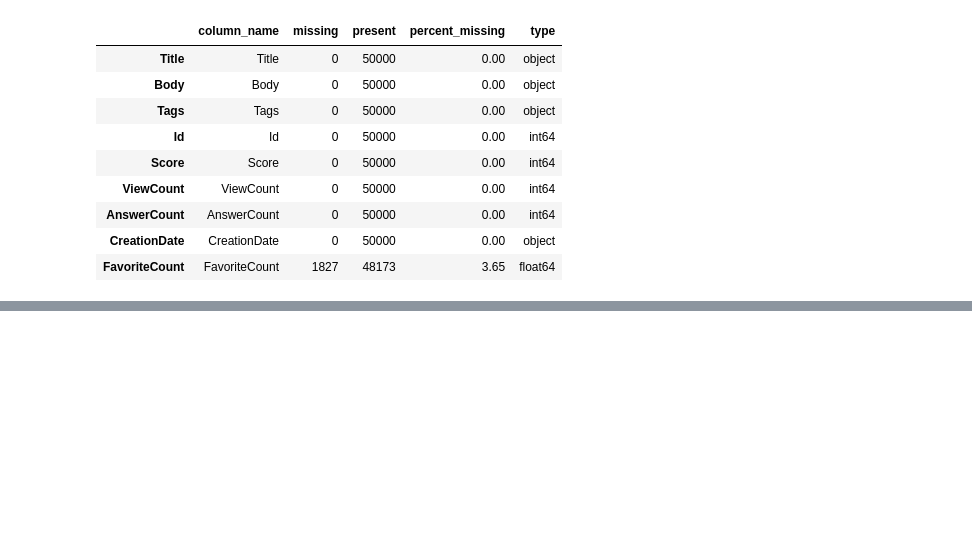
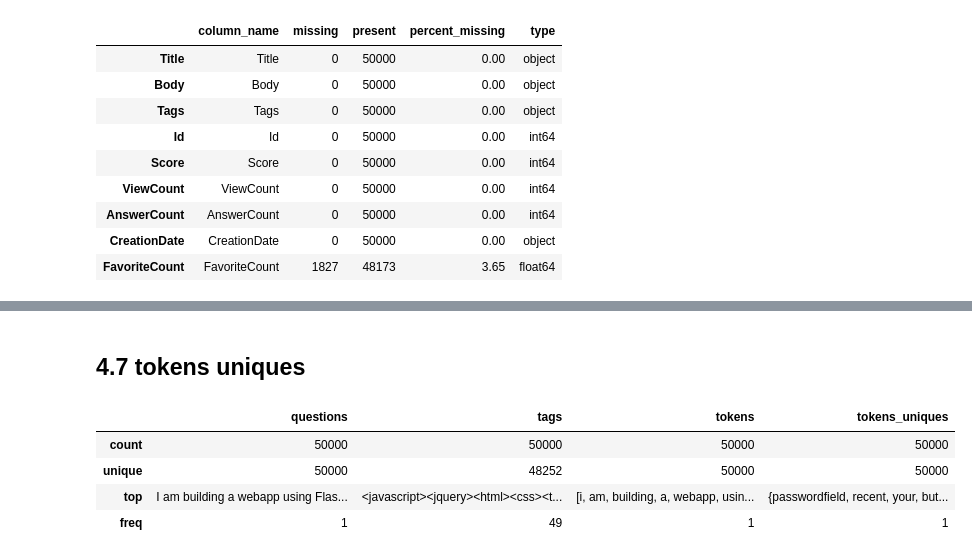
Before and after one commit to Kiwinokoto/ML_student, a Jupyter notebook: notebooks/Oudelet_Kevin_1_notebook_exploration_121123.ipynb, the cells around one changed output, grey strips where cells are left out. Saved outputs shown, nothing was run; the diff lists cells and outputs as text; code cells hidden in the pictures; blank space fills up the shorter version.

```diff
--- a/notebooks/Oudelet_Kevin_1_notebook_exploration_121123.ipynb
+++ b/notebooks/Oudelet_Kevin_1_notebook_exploration_121123.ipynb
@@ -511,0 +617,18 @@ Doublons ?  0
+# %% [markdown]
+## 4.7 tokens uniques
+# %%
+def preprocess_text_2(liste_tokens):
+    tokens_uniques = set(liste_tokens)
+
+    return tokens_uniques
+
+# Apply the preprocessing function
+raw_questions_tags['tokens_uniques'] = raw_questions_tags['tokens'].apply(preprocess_text_2)
+
+raw_questions_tags.describe()
+# %% [output]
+|  | questions | tags | tokens | tokens_uniques |
+| count | 50000 | 50000 | 50000 | 50000 |
+| unique | 50000 | 48252 | 50000 | 50000 |
+| top | I am building a webapp using Flas... | <javascript><jquery><html><css><t... | [i, am, building, a, webapp, usin... | {passwordfield, recent, your, but... |
+| freq | 1 | 49 | 1 | 1 |
```
Also changed, not shown: parts of 12 cells of this notebook, 1 other file.
